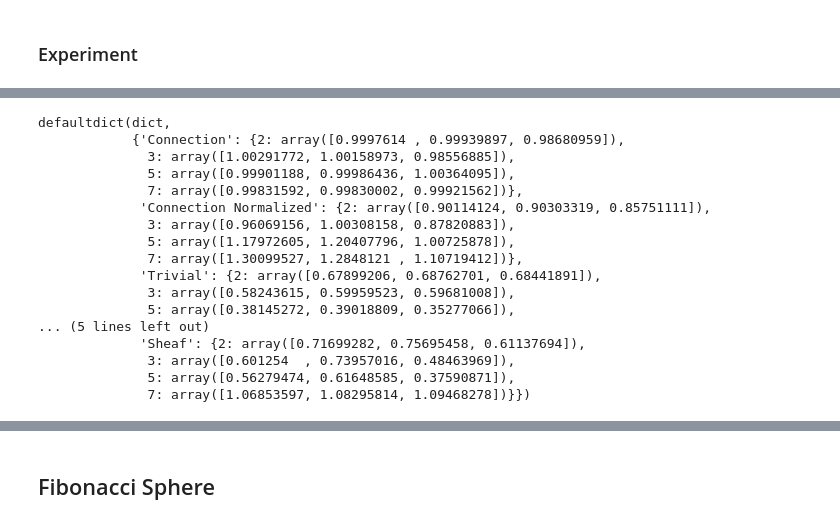
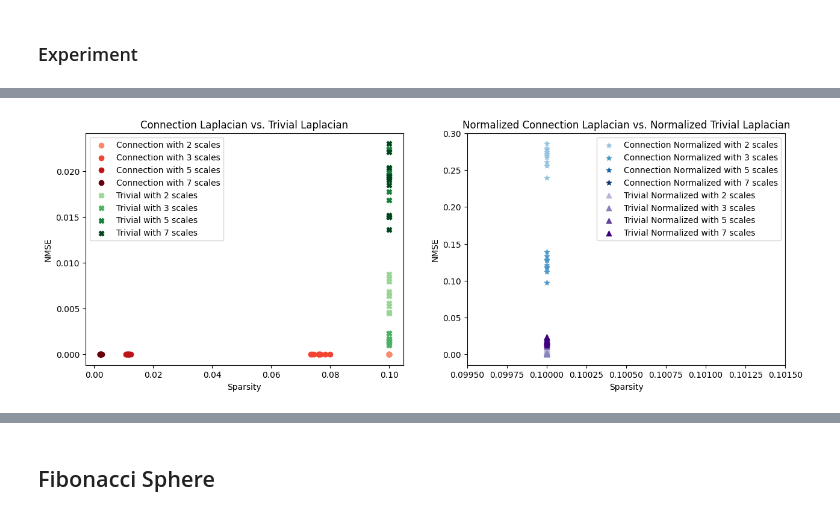
Before and after one commit to gmaurer08/sheaf-signal-processing, a Jupyter notebook: main copy.ipynb, the cells around one changed output, grey strips where cells are left out. Saved outputs shown, nothing was run; the diff lists cells and outputs as text; code cells hidden in the pictures.

```diff
--- a/main copy.ipynb
+++ b/main copy.ipynb
@@ -67,11 +67,14 @@ for laplacian in laplacians:
     cube = TSP(cube_point_cloud, eps=eps, eps_pca=eps_pca, k=k, laplacian_code=laplacian, gamma=gamma)
 
     # Generate signals for the corresponding laplacian
-    signals, cov, signals_GT = cube.generate_kraichnan_signals(num_signals=3)
+    # signals, cov, signals_GT = cube.generate_kraichnan_signals(num_signals=2)
 
     for num_scal in num_scales:
         # Create dictionary
         dictionary = cube.create_dictionary(scales=[2**(j-num_scal//2) for j in range(num_scal)])
+
+        # Generate signals for the corresponding laplacian and dictionary
+        signals = cube.generate_random_lc_signals(dictionary, num_signals=10)
 
         # Sparsify signals
         sparse_signals = cube.sparsify_signals(signals, dictionary)
@@ -108,23 +111,5 @@ defaultdict(dict,
 # %%
 nmse_results
-# %% [output]
-defaultdict(dict,
-            {'Connection': {2: array([0.9997614 , 0.99939897, 0.98680959]),
-              3: array([1.00291772, 1.00158973, 0.98556885]),
-              5: array([0.99901188, 0.99986436, 1.00364095]),
-              7: array([0.99831592, 0.99830002, 0.99921562])},
-             'Connection Normalized': {2: array([0.90114124, 0.90303319, 0.85751111]),
-              3: array([0.96069156, 1.00308158, 0.87820883]),
-              5: array([1.17972605, 1.20407796, 1.00725878]),
-              7: array([1.30099527, 1.2848121 , 1.10719412])},
-             'Trivial': {2: array([0.67899206, 0.68762701, 0.68441891]),
-              3: array([0.58243615, 0.59959523, 0.59681008]),
-              5: array([0.38145272, 0.39018809, 0.35277066]),
-... (5 lines left out)
-             'Sheaf': {2: array([0.71699282, 0.75695458, 0.61137694]),
-              3: array([0.601254  , 0.73957016, 0.48463969]),
-              5: array([0.56279474, 0.61648585, 0.37590871]),
-              7: array([1.06853597, 1.08295814, 1.09468278])}})
 # %%
 import pickle
 
@@ -133,3 +118,46 @@ with open('cube_sparsity.pkl', 'wb') as f:
 
 with open('cube_nmse.pkl', 'wb') as f:
     pickle.dump(nmse_results, f)
+# %%
+sparsity_results = pickle.load(open('cube_sparsity.pkl', 'rb'))
+nmse_results = pickle.load(open('cube_nmse.pkl', 'rb'))
+# %%
+# Scatterplot of sparsity vs. nmse
+fig, ax = plt.subplots(1,2, figsize=(15,5))
+colors = {
+    'Connection': plt.cm.Reds(np.linspace(0.4, 1, len(num_scales))),
+    'Connection Normalized': plt.cm.Blues(np.linspace(0.4, 1, len(num_scales))),
+    'Trivial': plt.cm.Greens(np.linspace(0.4, 1, len(num_scales))),
+    'Trivial Normalized': plt.cm.Purples(np.linspace(0.4, 1, len(num_scales))),
+    'Sheaf': plt.cm.Greys(np.linspace(0.4, 1, len(num_scales)))
+}
+markers = {'Connection': 'o', 'Connection Normalized': '*', 'Trivial': 'X', 'Trivial Normalized': '^', 'Sheaf': 'X',}
+for laplacian in ['Connection','Trivial']:
+    for l, num_scal in enumerate(num_scales):
+        ax[0].scatter(
+            sparsity_results[laplacian][num_scal], nmse_results[laplacian][num_scal],
+            color=colors[laplacian][l],
+            marker=markers[laplacian],
+            label=f"{laplacian} with {num_scal} scales"
+        )
+        ax[0].set_xlabel("Sparsity")
+        ax[0].set_ylabel("NMSE")
+        ax[0].set_title("Connection Laplacian vs. Trivial Laplacian")
+        ax[0].legend()
+
+for laplacian in ['Connection Normalized', 'Trivial Normalized']:
+    for l, num_scal in enumerate(num_scales):
+        ax[1].scatter(
+            sparsity_results[laplacian][num_scal], nmse_results[laplacian][num_scal],
+            color=colors[laplacian][l],
+            marker=markers[laplacian],
+            label=f"{laplacian} with {num_scal} scales"
+        )
+        ax[1].set_xlabel("Sparsity")
+        ax[1].set_ylabel("NMSE")
+        ax[1].set_title("Normalized Connection Laplacian vs. Normalized Trivial Laplacian")
+        ax[1].set_xlim(0.0995,0.1015)
+        ax[1].legend()
+plt.show()
+# %% [output]
+[figure, added]
```
Also changed, not shown: parts of 8 cells of this notebook, 1 other file.
